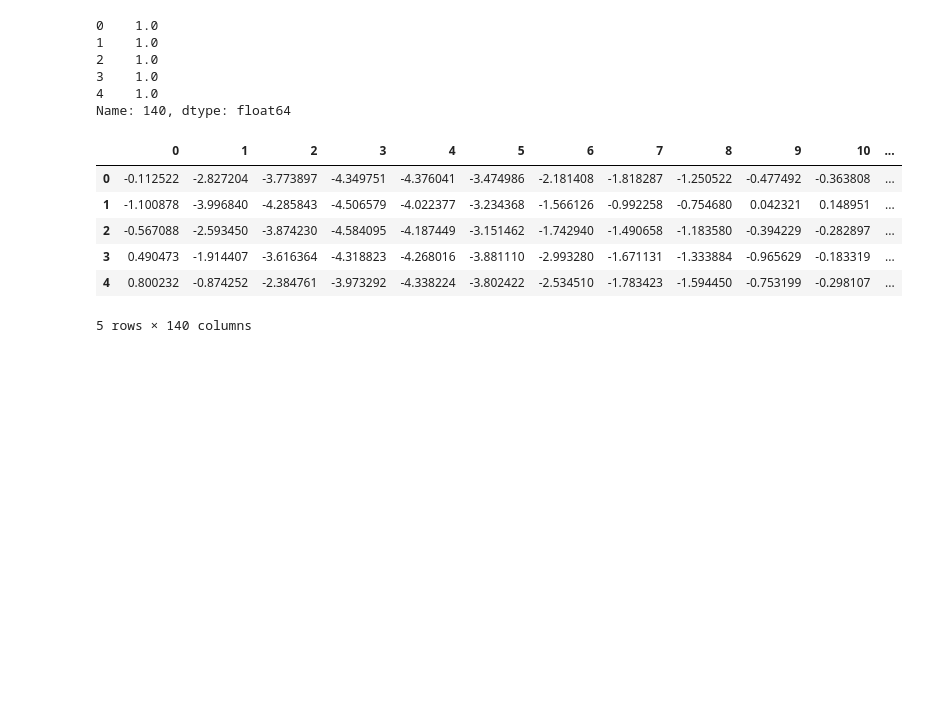
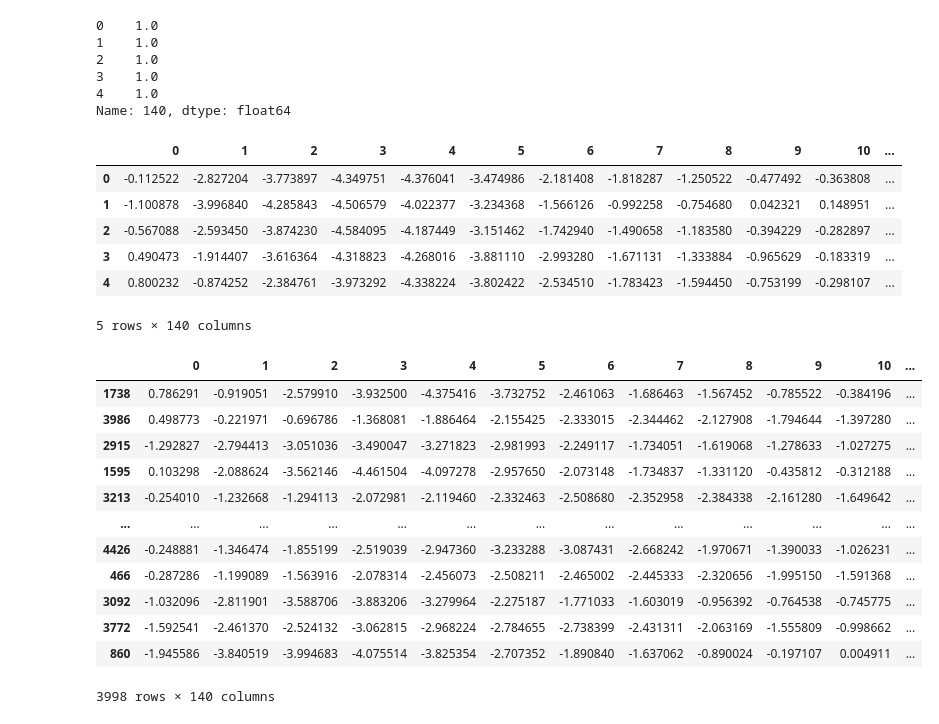
Before and after one commit to rgrupesh/ML-DL, a Jupyter notebook: ML/anomaly detection/anomaly_autoencoder.ipynb, the cells around one changed output. Drawn from its saved outputs; the diff is of its cells as text; code cells hidden in the pictures; blank space fills up the shorter version.

Commit message:
model trained

```diff
--- a/ML/anomaly detection/anomaly_autoencoder.ipynb
+++ b/ML/anomaly detection/anomaly_autoencoder.ipynb
@@ -37,3 +41,21 @@ features.head()
 | 3 | 0.490473 | -1.914407 | -3.616364 | -4.318823 | -4.268016 | -3.881110 | -2.993280 | -1.671131 | -1.333884 | -0.965629 | -0.183319 | ... |
 | 4 | 0.800232 | -0.874252 | -2.384761 | -3.973292 | -4.338224 | -3.802422 | -2.534510 | -1.783423 | -1.594450 | -0.753199 | -0.298107 | ... |
 5 rows × 140 columns
+# %%
+x_train, x_test, y_train, y_test = train_test_split(features, label, train_size=0.8, random_state=42)
+# %%
+x_train
+# %% [output]
+|  | 0 | 1 | 2 | 3 | 4 | 5 | 6 | 7 | 8 | 9 | 10 | ... |
+| 1738 | 0.786291 | -0.919051 | -2.579910 | -3.932500 | -4.375416 | -3.732752 | -2.461063 | -1.686463 | -1.567452 | -0.785522 | -0.384196 | ... |
+| 3986 | 0.498773 | -0.221971 | -0.696786 | -1.368081 | -1.886464 | -2.155425 | -2.333015 | -2.344462 | -2.127908 | -1.794644 | -1.397280 | ... |
+| 2915 | -1.292827 | -2.794413 | -3.051036 | -3.490047 | -3.271823 | -2.981993 | -2.249117 | -1.734051 | -1.619068 | -1.278633 | -1.027275 | ... |
+| 1595 | 0.103298 | -2.088624 | -3.562146 | -4.461504 | -4.097278 | -2.957650 | -2.073148 | -1.734837 | -1.331120 | -0.435812 | -0.312188 | ... |
+| 3213 | -0.254010 | -1.232668 | -1.294113 | -2.072981 | -2.119460 | -2.332463 | -2.508680 | -2.352958 | -2.384338 | -2.161280 | -1.649642 | ... |
+| ... | ... | ... | ... | ... | ... | ... | ... | ... | ... | ... | ... | ... |
+| 4426 | -0.248881 | -1.346474 | -1.855199 | -2.519039 | -2.947360 | -3.233288 | -3.087431 | -2.668242 | -1.970671 | -1.390033 | -1.026231 | ... |
+| 466 | -0.287286 | -1.199089 | -1.563916 | -2.078314 | -2.456073 | -2.508211 | -2.465002 | -2.445333 | -2.320656 | -1.995150 | -1.591368 | ... |
+| 3092 | -1.032096 | -2.811901 | -3.588706 | -3.883206 | -3.279964 | -2.275187 | -1.771033 | -1.603019 | -0.956392 | -0.764538 | -0.745775 | ... |
+| 3772 | -1.592541 | -2.461370 | -2.524132 | -3.062815 | -2.968224 | -2.784655 | -2.738399 | -2.431311 | -2.063169 | -1.555809 | -0.998662 | ... |
+| 860 | -1.945586 | -3.840519 | -3.994683 | -4.075514 | -3.825354 | -2.707352 | -1.890840 | -1.637062 | -0.890024 | -0.197107 | 0.004911 | ... |
+3998 rows × 140 columns
```
Also changed, not shown: parts of 14 cells of this notebook.
